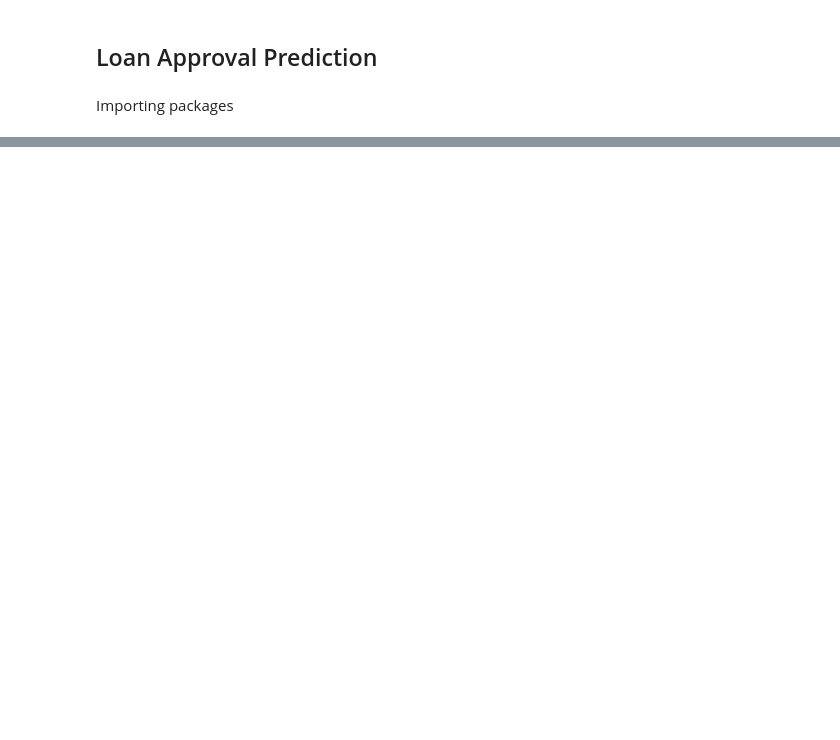
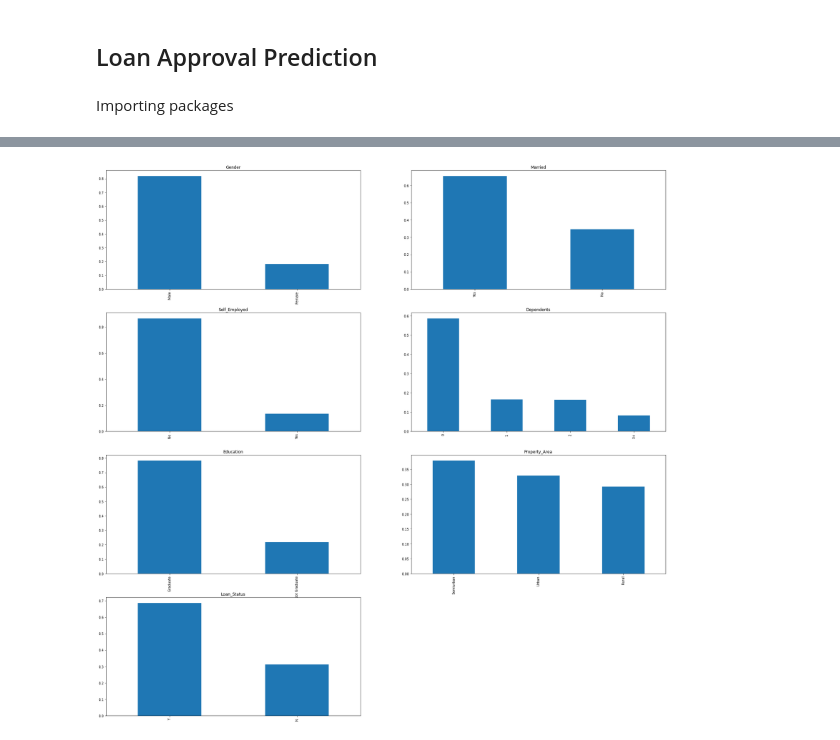
Before and after one commit to jagath215/MathProject, a Jupyter notebook: LoanPrediction.ipynb, the cells around one changed output, grey strips where cells are left out. Saved outputs shown, nothing was run; the diff lists cells and outputs as text; code cells hidden in the pictures; blank space fills up the shorter version.

```diff
--- a/LoanPrediction.ipynb
+++ b/LoanPrediction.ipynb
@@ -24,0 +93,9 @@ data.head()
+# %%
+data['LoanAmount'] = data['LoanAmount'].fillna(data['LoanAmount'].mean())
+data['Loan_Amount_Term'] = data['Loan_Amount_Term'].fillna(data['Loan_Amount_Term'].mean())
+data['Credit_History'] = data['Credit_History'].fillna(data['Credit_History'].mean())
+# %%
+data['Gender'] = data["Gender"].fillna(data['Gender'].mode()[0])
+data['Married'] = data["Married"].fillna(data['Married'].mode()[0])
+data['Dependents'] = data["Dependents"].fillna(data['Dependents'].mode()[0])
+data['Self_Employed'] = data["Self_Employed"].fillna(data['Self_Employed'].mode()[0])
@@ -24,0 +119,19 @@ data.head()
+# %%
+plt.figure(1)
+plt.subplot(421)
+data['Gender'].value_counts(normalize=True).plot.bar(figsize=(30,30), title='Gender')
+plt.subplot(422)
+data['Married'].value_counts(normalize=True).plot.bar(title= 'Married')
+plt.subplot(423)
+data['Self_Employed'].value_counts(normalize=True).plot.bar(title= 'Self_Employed')
+plt.subplot(424)
+data['Dependents'].value_counts(normalize=True).plot.bar(title= 'Dependents')
+plt.subplot(425)
+data['Education'].value_counts(normalize=True).plot.bar(title= 'Education')
+plt.subplot(426)
+data['Property_Area'].value_counts(normalize=True).plot.bar(title= 'Property_Area')
+plt.subplot(427)
+data['Loan_Status'].value_counts(normalize=True).plot.bar(title= 'Loan_Status')
+plt.show()
+# %% [output]
+[figure, added]
```
Also changed, not shown: parts of 12 cells of this notebook.
